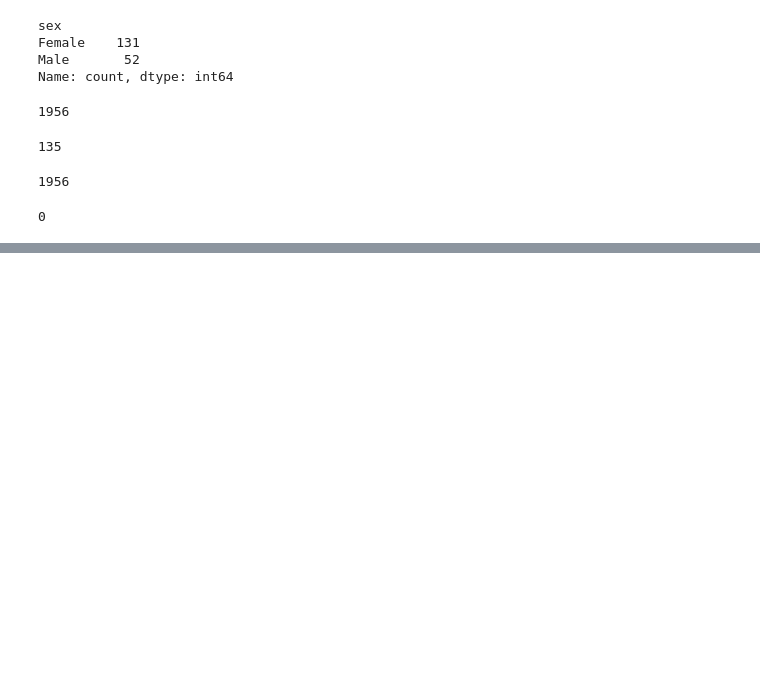
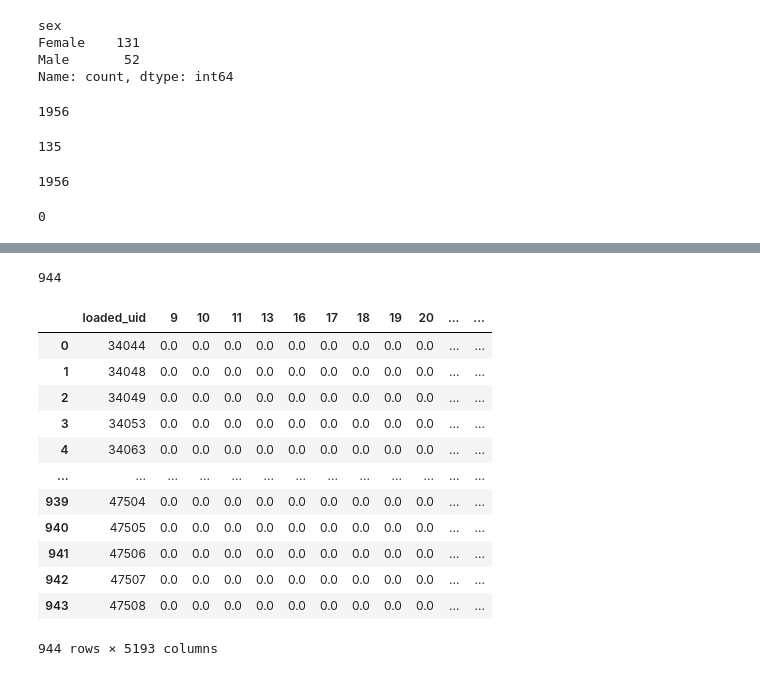
Before and after one commit to MahsaMonshizade/metagenomics_confounder_free, a Jupyter notebook: GMrepo_data/EDA.ipynb, the cells around one changed output, grey strips where cells are left out. Saved outputs shown, nothing was run; the diff lists cells and outputs as text; code cells hidden in the pictures; blank space fills up the shorter version.

Commit message:
baseline for balanced and imbalanced data

```diff
--- a/GMrepo_data/EDA.ipynb
+++ b/GMrepo_data/EDA.ipynb
@@ -436,0 +555,2 @@ IBD_test_df['BMI'].count()
+# %%
+metadata_v2 = pd.read_csv('train_metadata_IBD_v2.csv', index_col = False)
@@ -436,0 +564,14 @@ IBD_test_df['BMI'].count()
+# %%
+class_1 = metadata_v2[metadata_v2['disease'] == 'D006262']
+class_2 = metadata_v2[metadata_v2['disease'] == 'D043183']
+
+# Downsample class_1 to match the count of class_2
+class_1_downsampled = class_1.sample(n=len(class_2), random_state=42)
+
+# Combine the downsampled class_1 with class_2
+metadata_balanced = pd.concat([class_1_downsampled, class_2])
+
+# Shuffle the resulting dataframe
+metadata_balanced = metadata_balanced.sample(frac=1, random_state=42).reset_index(drop=True)
+
+# Now df_balanced has equal numbers of D006262 and D043183
@@ -436,0 +594,21 @@ IBD_test_df['BMI'].count()
+# %%
+relative_abundance_v2 = pd.read_csv('train_relative_abundance_IBD_v2.csv', index_col=False)
+# %%
+# Step 1: Find common UIDs between the two DataFrames
+common_uids = set(metadata_balanced['uid'])
+
+print(len(common_uids))
+
+# Step 2: Filter both DataFrames to keep only the rows with common UIDs
+filtered_relative_abundance = relative_abundance_v2[relative_abundance_v2['loaded_uid'].isin(common_uids)]
+filtered_metadata = metadata_balanced[metadata_balanced['uid'].isin(common_uids)]
+
+# Step 3: Sort both DataFrames by the same order of UIDs
+# First, sort the common_uids list to define the order
+common_uids_sorted = sorted(common_uids)
+
+# Reindex both DataFrames to ensure they follow the same order
+filtered_relative_abundance = filtered_relative_abundance.set_index('loaded_uid').loc[common_uids_sorted].reset_index()
+filtered_metadata = filtered_metadata.set_index('uid').loc[common_uids_sorted].reset_index()
+# %% [output]
+944
@@ -436,0 +619,16 @@ IBD_test_df['BMI'].count()
+# %%
+filtered_relative_abundance
+# %% [output]
+|  | loaded_uid | 9 | 10 | 11 | 13 | 16 | 17 | 18 | 19 | 20 | ... | ... |
+| 0 | 34044 | 0.0 | 0.0 | 0.0 | 0.0 | 0.0 | 0.0 | 0.0 | 0.0 | 0.0 | ... | ... |
+| 1 | 34048 | 0.0 | 0.0 | 0.0 | 0.0 | 0.0 | 0.0 | 0.0 | 0.0 | 0.0 | ... | ... |
+| 2 | 34049 | 0.0 | 0.0 | 0.0 | 0.0 | 0.0 | 0.0 | 0.0 | 0.0 | 0.0 | ... | ... |
+| 3 | 34053 | 0.0 | 0.0 | 0.0 | 0.0 | 0.0 | 0.0 | 0.0 | 0.0 | 0.0 | ... | ... |
+| 4 | 34063 | 0.0 | 0.0 | 0.0 | 0.0 | 0.0 | 0.0 | 0.0 | 0.0 | 0.0 | ... | ... |
+| ... | ... | ... | ... | ... | ... | ... | ... | ... | ... | ... | ... | ... |
+| 939 | 47504 | 0.0 | 0.0 | 0.0 | 0.0 | 0.0 | 0.0 | 0.0 | 0.0 | 0.0 | ... | ... |
+| 940 | 47505 | 0.0 | 0.0 | 0.0 | 0.0 | 0.0 | 0.0 | 0.0 | 0.0 | 0.0 | ... | ... |
+| 941 | 47506 | 0.0 | 0.0 | 0.0 | 0.0 | 0.0 | 0.0 | 0.0 | 0.0 | 0.0 | ... | ... |
+| 942 | 47507 | 0.0 | 0.0 | 0.0 | 0.0 | 0.0 | 0.0 | 0.0 | 0.0 | 0.0 | ... | ... |
+| 943 | 47508 | 0.0 | 0.0 | 0.0 | 0.0 | 0.0 | 0.0 | 0.0 | 0.0 | 0.0 | ... | ... |
+944 rows × 5193 columns
```
Also changed, not shown: parts of 28 cells of this notebook, 4 other files.
